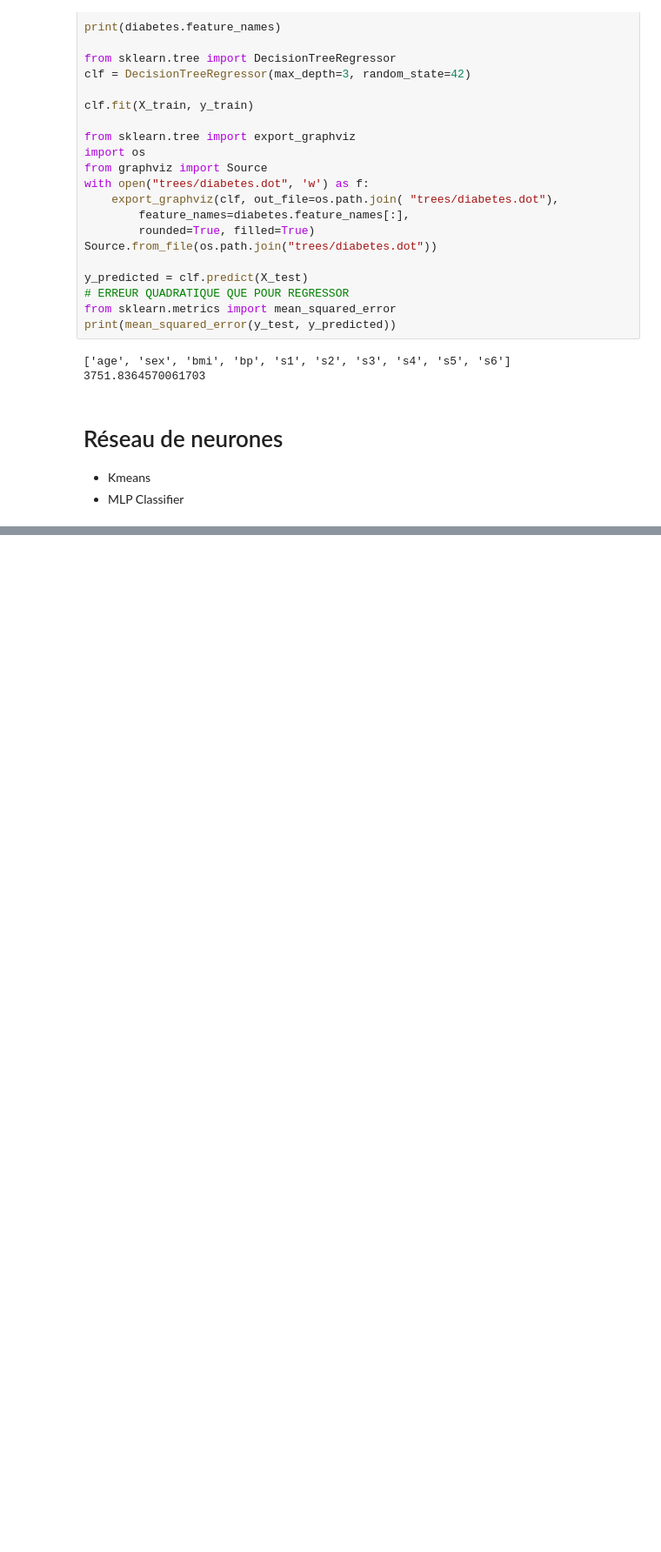
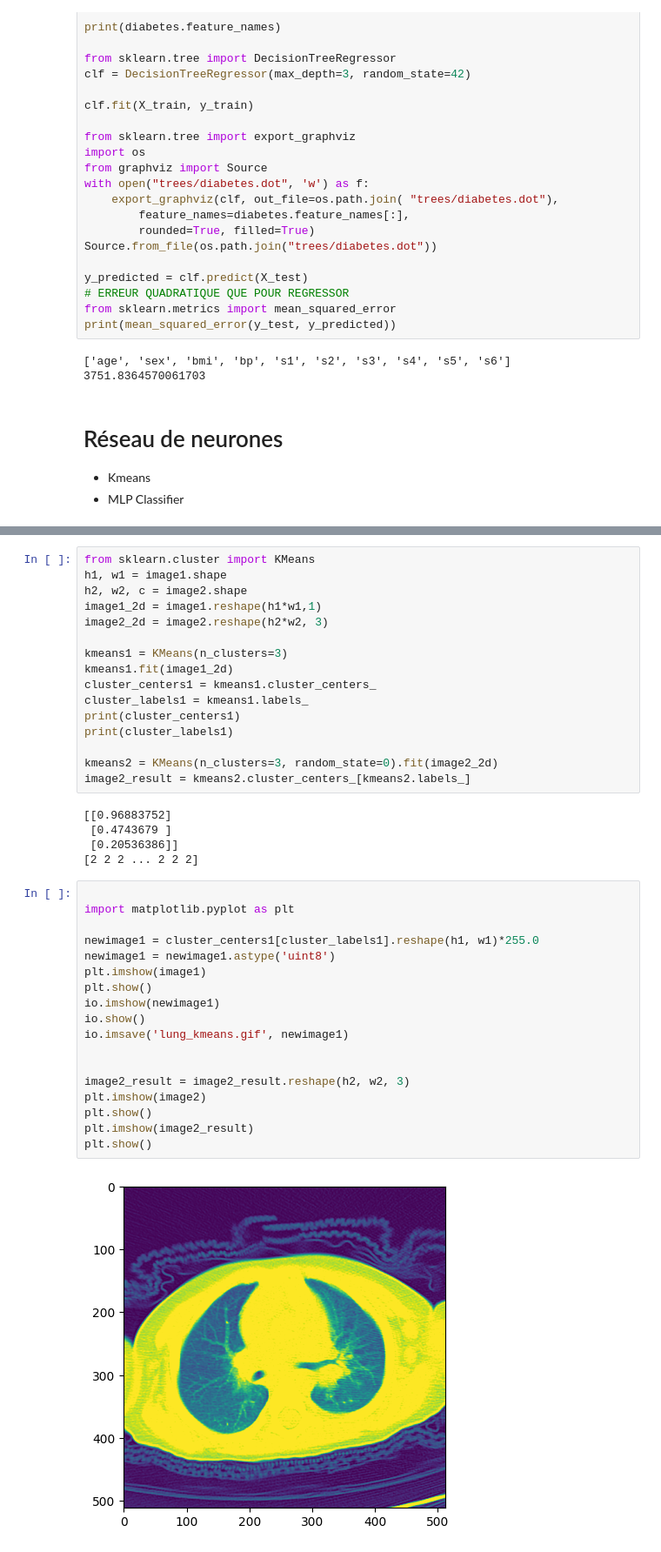
Before and after one commit to Tibserre/Intelligence_Artificielle, a Jupyter notebook: Fiche_IA.ipynb, the cells around one changed output, grey strips where cells are left out. Shown at 87% size. Saved outputs shown, nothing was run; the diff lists cells and outputs as text; blank space fills up the shorter version.

```diff
--- a/Fiche_IA.ipynb
+++ b/Fiche_IA.ipynb
@@ -469,0 +488,41 @@ import sk
+# %%
+from sklearn.cluster import KMeans
+h1, w1 = image1.shape
+h2, w2, c = image2.shape
+image1_2d = image1.reshape(h1*w1,1)
+image2_2d = image2.reshape(h2*w2, 3)
+
+kmeans1 = KMeans(n_clusters=3)
+kmeans1.fit(image1_2d)
+cluster_centers1 = kmeans1.cluster_centers_
+cluster_labels1 = kmeans1.labels_
+print(cluster_centers1)
+print(cluster_labels1)
+
+kmeans2 = KMeans(n_clusters=3, random_state=0).fit(image2_2d)
+image2_result = kmeans2.cluster_centers_[kmeans2.labels_]
+# %% [output]
+[[0.96883752]
+ [0.4743679 ]
+ [0.20536386]]
+[2 2 2 ... 2 2 2]
+# %%
+
+import matplotlib.pyplot as plt
+
+newimage1 = cluster_centers1[cluster_labels1].reshape(h1, w1)*255.0
+newimage1 = newimage1.astype('uint8')
+plt.imshow(image1)
+plt.show()
+io.imshow(newimage1)
+io.show()
+io.imsave('lung_kmeans.gif', newimage1)
+
+
+image2_result = image2_result.reshape(h2, w2, 3)
+plt.imshow(image2)
+plt.show()
+plt.imshow(image2_result)
+plt.show()
+# %% [output]
+[figure, added]
```
Also changed, not shown: parts of 5 cells of this notebook.
